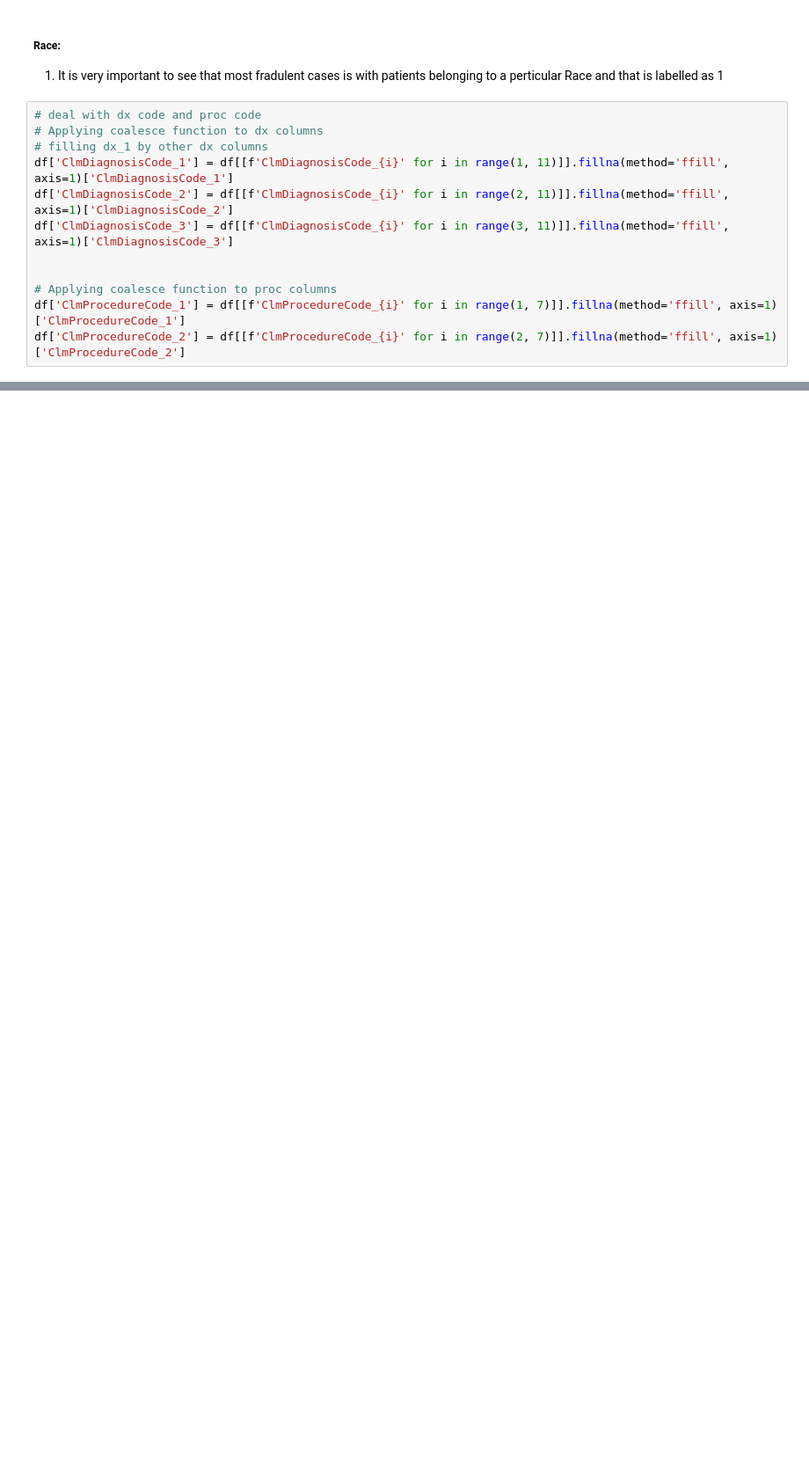
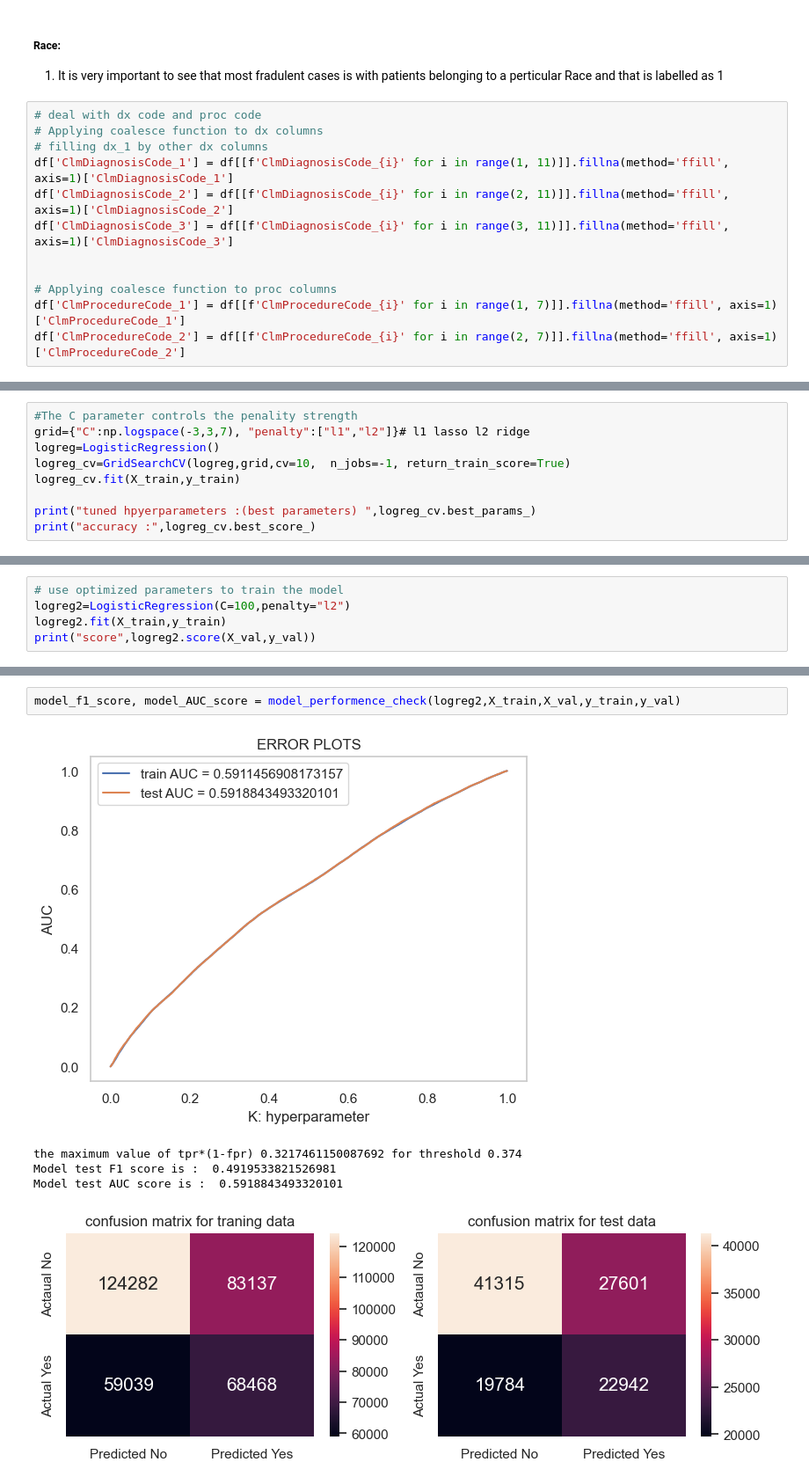
Before and after one commit to yingliu1206/Fraud-detection-In-Health-Care, a Jupyter notebook: code.ipynb, the cells around one changed output, grey strips where cells are left out. Shown at 88% size. Drawn from its saved outputs; the diff is of its cells as text; blank space fills up the shorter version.

Commit message:
build logistic regression model

```diff
--- a/code.ipynb
+++ b/code.ipynb
@@ -950,0 +991,9 @@ one_hot = encoder.fit_transform(df[['Gender']]).toarray()
+# %%
+#The C parameter controls the penality strength
+grid={"C":np.logspace(-3,3,7), "penalty":["l1","l2"]}# l1 lasso l2 ridge
+logreg=LogisticRegression()
+logreg_cv=GridSearchCV(logreg,grid,cv=10,  n_jobs=-1, return_train_score=True)
+logreg_cv.fit(X_train,y_train)
+
+print("tuned hpyerparameters :(best parameters) ",logreg_cv.best_params_)
+print("accuracy :",logreg_cv.best_score_)
@@ -950,0 +1020,5 @@ one_hot = encoder.fit_transform(df[['Gender']]).toarray()
+# %%
+# use optimized parameters to train the model
+logreg2=LogisticRegression(C=100,penalty="l2")
+logreg2.fit(X_train,y_train)
+print("score",logreg2.score(X_val,y_val))
@@ -950,0 +1027,8 @@ one_hot = encoder.fit_transform(df[['Gender']]).toarray()
+# %%
+model_f1_score, model_AUC_score = model_performence_check(logreg2,X_train,X_val,y_train,y_val)
+# %% [output]
+[figure, added]
+the maximum value of tpr*(1-fpr) 0.3217461150087692 for threshold 0.374
+Model test F1 score is :  0.4919533821526981
+Model test AUC score is :  0.5918843493320101
+[figure, added]
```
Also changed, not shown: parts of 30 cells of this notebook.
